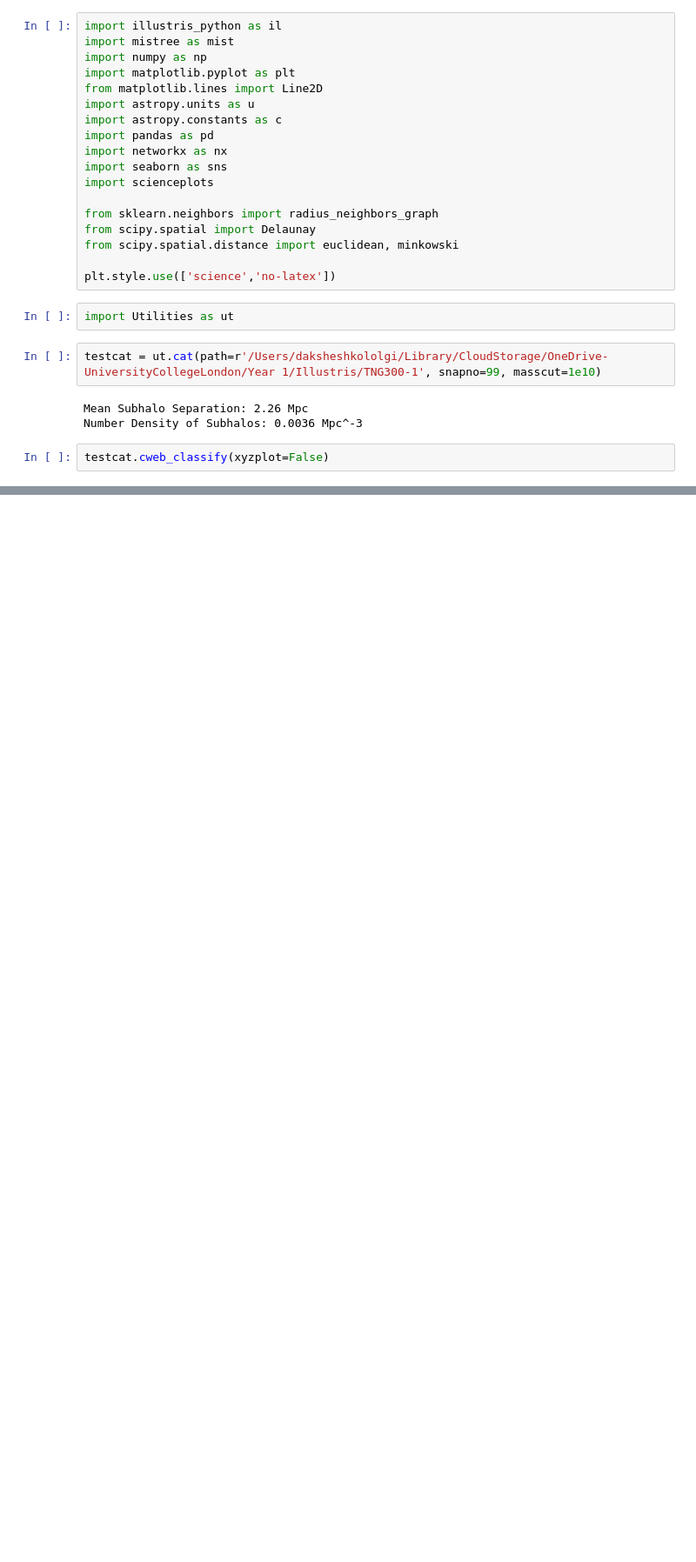
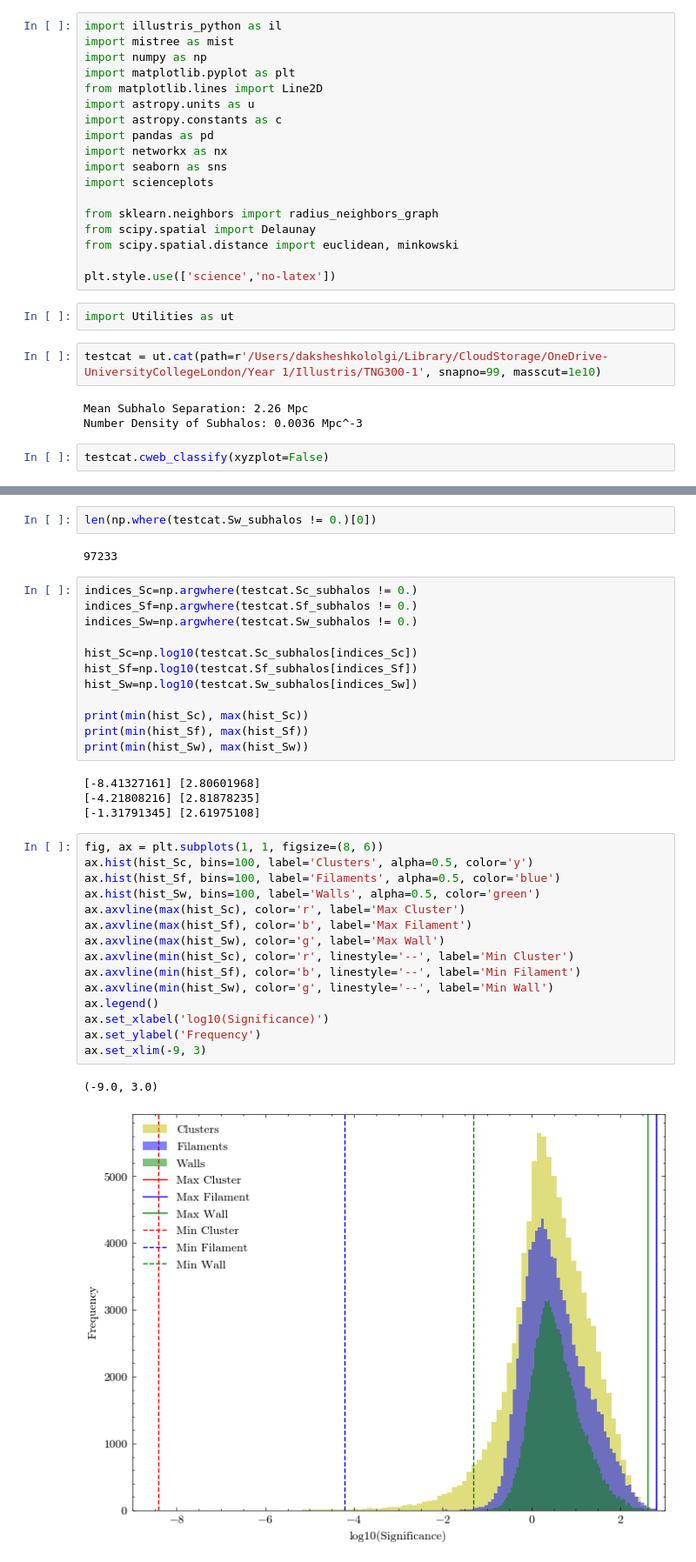
Before and after one commit to jdpkololgi/Illustris, a Jupyter notebook: significance_testing.ipynb, the cells around one changed output, grey strips where cells are left out. Shown: that part at 87% size. Cells and saved outputs as stored; diff of their text form; blank space fills up the shorter version.

```diff
--- a/significance_testing.ipynb
+++ b/significance_testing.ipynb
@@ -31,0 +36,38 @@ AttributeError: 'cat' object has no attribute 'Sf'
+# %%
+len(np.where(testcat.Sw_subhalos != 0.)[0])
+# %% [output]
+97233
+# %%
+indices_Sc=np.argwhere(testcat.Sc_subhalos != 0.)
+indices_Sf=np.argwhere(testcat.Sf_subhalos != 0.)
+indices_Sw=np.argwhere(testcat.Sw_subhalos != 0.)
+
+hist_Sc=np.log10(testcat.Sc_subhalos[indices_Sc])
+hist_Sf=np.log10(testcat.Sf_subhalos[indices_Sf])
+hist_Sw=np.log10(testcat.Sw_subhalos[indices_Sw])
+
+print(min(hist_Sc), max(hist_Sc))
+print(min(hist_Sf), max(hist_Sf))
+print(min(hist_Sw), max(hist_Sw))
+# %% [output]
+[-8.41327161] [2.80601968]
+[-4.21808216] [2.81878235]
+[-1.31791345] [2.61975108]
+# %%
+fig, ax = plt.subplots(1, 1, figsize=(8, 6))
+ax.hist(hist_Sc, bins=100, label='Clusters', alpha=0.5, color='y')
+ax.hist(hist_Sf, bins=100, label='Filaments', alpha=0.5, color='blue')
+ax.hist(hist_Sw, bins=100, label='Walls', alpha=0.5, color='green')
+ax.axvline(max(hist_Sc), color='r', label='Max Cluster')
+ax.axvline(max(hist_Sf), color='b', label='Max Filament')
+ax.axvline(max(hist_Sw), color='g', label='Max Wall')
+ax.axvline(min(hist_Sc), color='r', linestyle='--', label='Min Cluster')
+ax.axvline(min(hist_Sf), color='b', linestyle='--', label='Min Filament')
+ax.axvline(min(hist_Sw), color='g', linestyle='--', label='Min Wall')
+ax.legend()
+ax.set_xlabel('log10(Significance)')
+ax.set_ylabel('Frequency')
+ax.set_xlim(-9, 3)
+# %% [output]
+(-9.0, 3.0)
+[figure, added]
```
Also changed, not shown: parts of 5 cells of this notebook, 3 other files.
